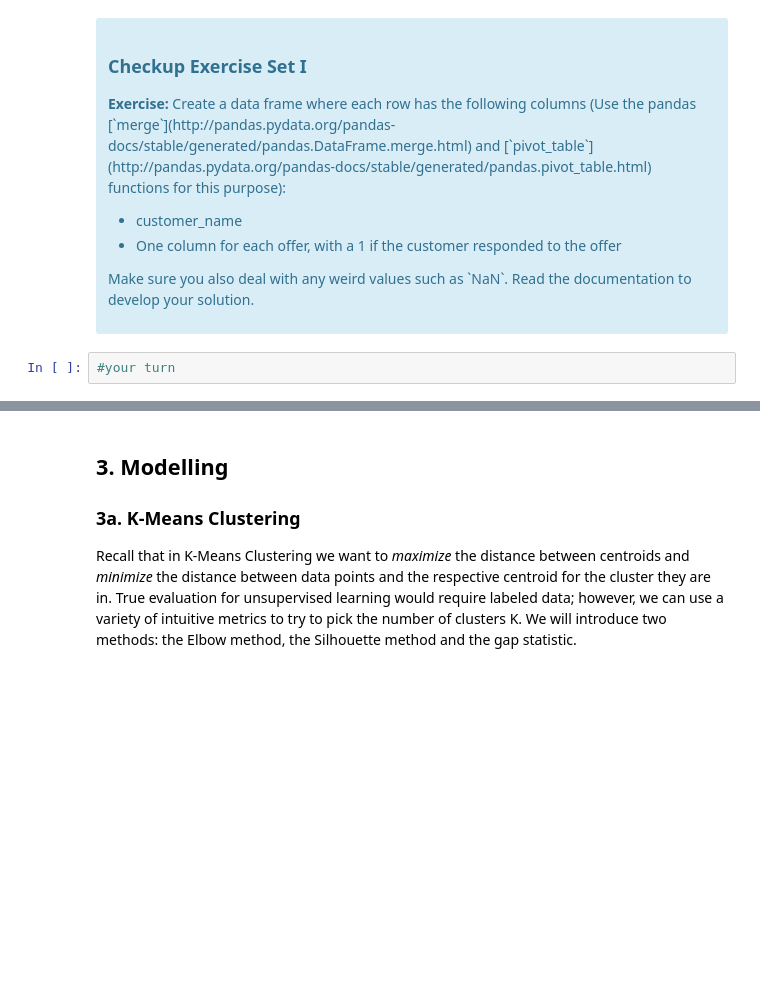
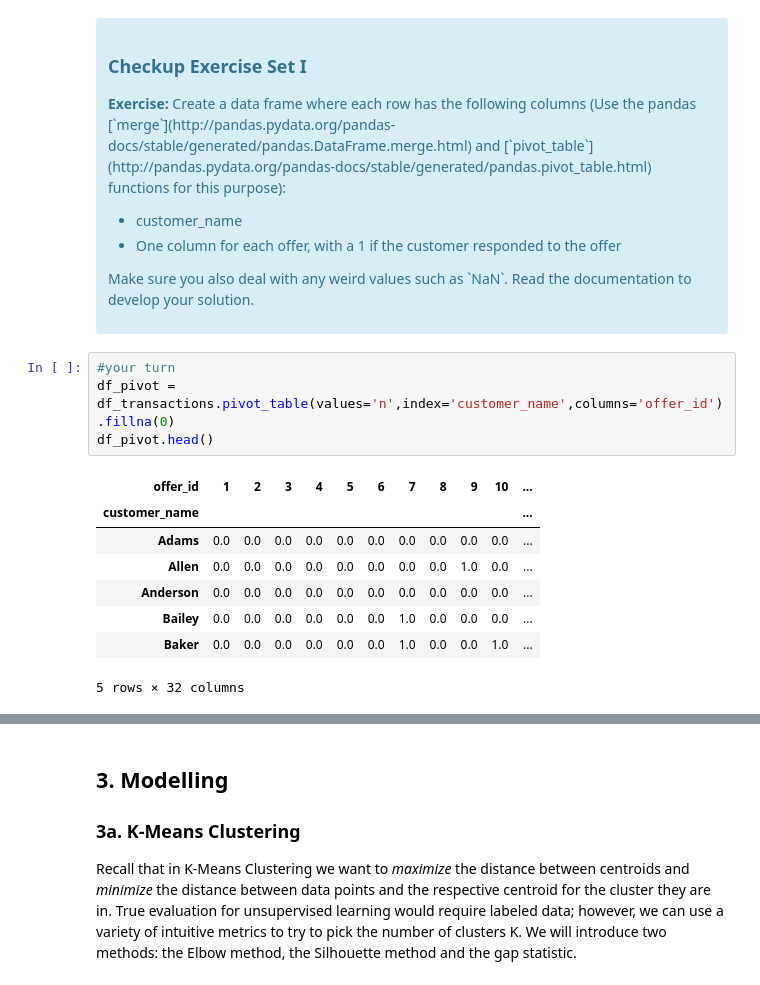
Before and after one commit to MsEM11/Clustering-Case-Study, a Jupyter notebook: Clustering Case Study - Customer Segmentation with K-Means - Tier 3.ipynb, the cells around one changed output, grey strips where cells are left out. Saved outputs shown, nothing was run; the diff lists cells and outputs as text; blank space fills up the shorter version.

```diff
--- a/Clustering Case Study - Customer Segmentation with K-Means - Tier 3.ipynb
+++ b/Clustering Case Study - Customer Segmentation with K-Means - Tier 3.ipynb
@@ -90,5 +88,16 @@ The first thing we need is a way to compare customers. To do this, we're going t
 </ul>
 <p>Make sure you also deal with any weird values such as `NaN`. Read the documentation to develop your solution.</p>
 </div>
-# %%
-#your turn
+# %%
+#your turn
+df_pivot = df_transactions.pivot_table(values='n',index='customer_name',columns='offer_id').fillna(0)
+df_pivot.head()
+# %% [output]
+| offer_id | 1 | 2 | 3 | 4 | 5 | 6 | 7 | 8 | 9 | 10 | ... |
+| customer_name |  |  |  |  |  |  |  |  |  |  | ... |
+| Adams | 0.0 | 0.0 | 0.0 | 0.0 | 0.0 | 0.0 | 0.0 | 0.0 | 0.0 | 0.0 | ... |
+| Allen | 0.0 | 0.0 | 0.0 | 0.0 | 0.0 | 0.0 | 0.0 | 0.0 | 1.0 | 0.0 | ... |
+| Anderson | 0.0 | 0.0 | 0.0 | 0.0 | 0.0 | 0.0 | 0.0 | 0.0 | 0.0 | 0.0 | ... |
+| Bailey | 0.0 | 0.0 | 0.0 | 0.0 | 0.0 | 0.0 | 1.0 | 0.0 | 0.0 | 0.0 | ... |
+| Baker | 0.0 | 0.0 | 0.0 | 0.0 | 0.0 | 0.0 | 1.0 | 0.0 | 0.0 | 1.0 | ... |
+5 rows × 32 columns
```
Also changed, not shown: parts of 2 cells of this notebook.
